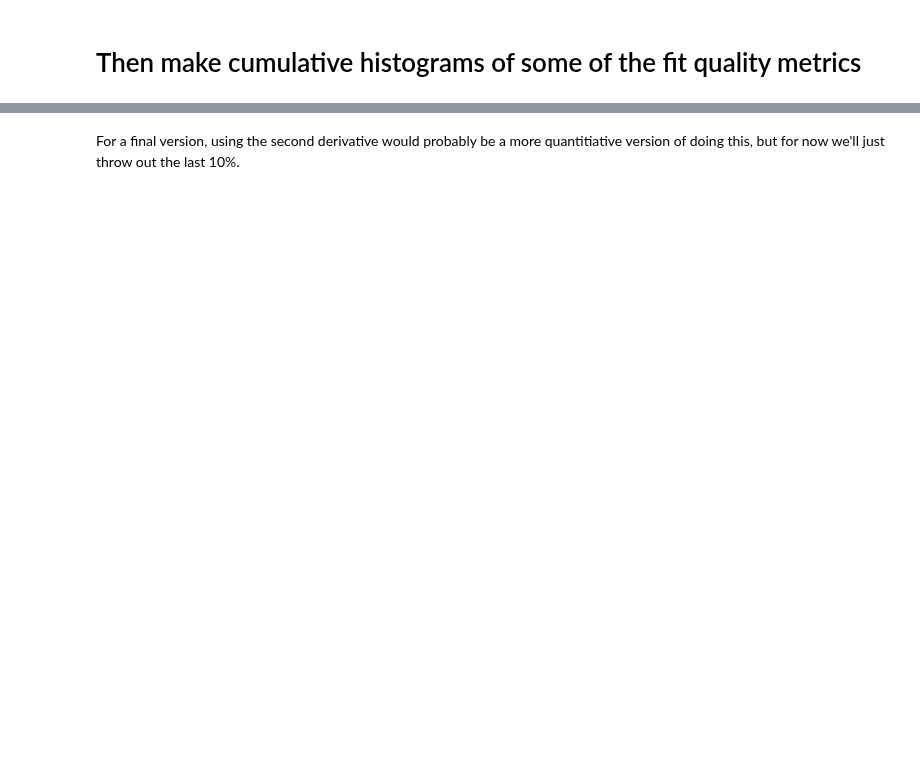
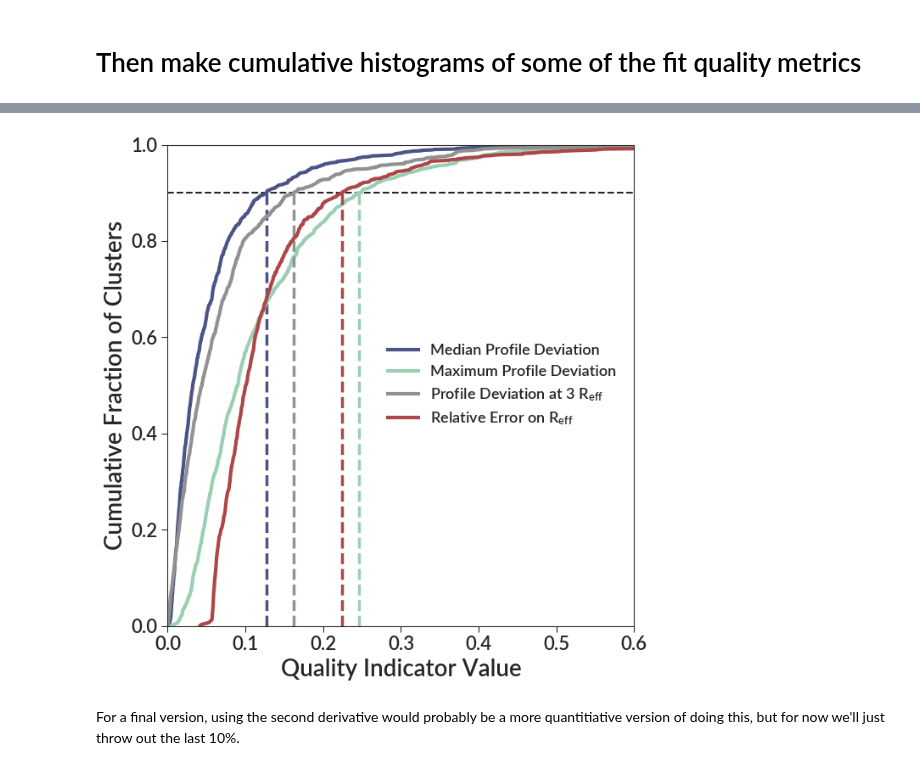
Before and after one commit to gillenbrown/LEGUS-sizes, a Jupyter notebook: testing/quality_cuts.ipynb, the cells around one changed output, grey strips where cells are left out. Saved outputs shown, nothing was run; the diff lists cells and outputs as text; code cells hidden in the pictures; blank space fills up the shorter version.

```diff
--- a/testing/quality_cuts.ipynb
+++ b/testing/quality_cuts.ipynb
@@ -69,3 +83,24 @@ fig.savefig("quality_cuts.png")
+# %%
+names = {
+    "profile_diff_mad": "Median Profile Deviation",
+    "profile_diff_last": "Profile Deviation at 3 $R_{eff}$",
+    "profile_diff_max": "Maximum Profile Deviation",
+    "fractional_err_max": "Relative Error on $R_{eff}$"
+}
+# %%
+fig, ax = bpl.subplots(figsize=[7, 7])
+
+for idx, col in enumerate(quality_colnames):
+    ax.plot(*make_cumulative_histogram(big_catalog[col]),
+            label=names[col], c=bpl.color_cycle[idx], lw=3)
+    ax.axvline(boundaries[col], ls="--", c=bpl.color_cycle[idx], lw=2.5, ymax=0.9)
+ax.axhline(0.9, ls="--", zorder=0, lw=1.5)
+ax.add_labels("Quality Indicator Value", "Cumulative Fraction of Clusters")
+ax.set_limits(0, 0.6, 0, 1)
+ax.legend(fontsize=13, loc=5)
+fig.savefig("quality_cuts_paper.png")
+# %% [output]
+[figure, added]
 # %% [markdown]
 For a final version, using the second derivative would probably be a more quantitiative version of doing this, but for now we'll just throw out the last 10%.
 # %%
```
Also changed, not shown: parts of 8 cells of this notebook, 1 other file.
